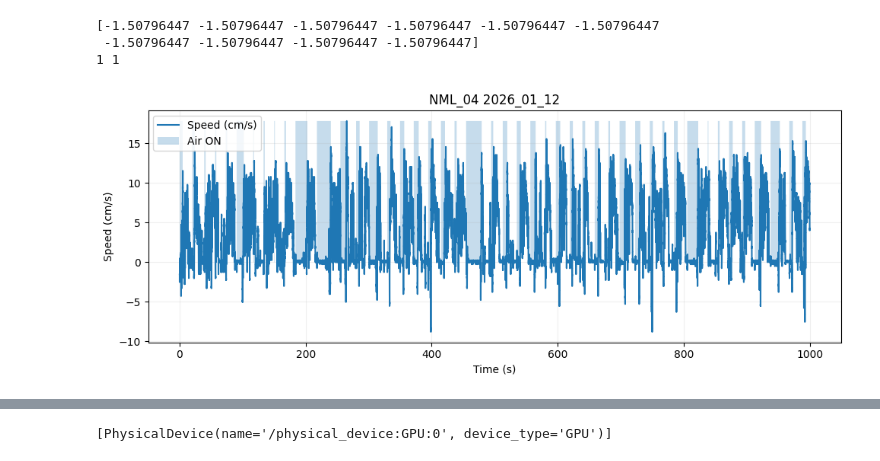
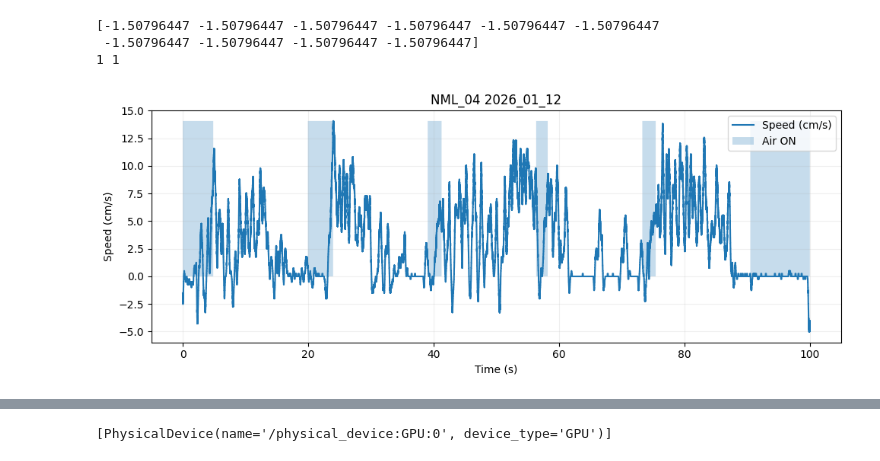
Before and after one commit to neuromomentumlab/Classical_Conditioning_Air_Wheel, a Jupyter notebook: Python/notebooks/main_runner.ipynb, the cells around one changed output, grey strips where cells are left out. Drawn from its saved outputs; the diff is of its cells as text; code cells hidden in the pictures.

```diff
--- a/Python/notebooks/main_runner.ipynb
+++ b/Python/notebooks/main_runner.ipynb
@@ -11,7 +17,9 @@ sys.path.append(str(repo_root))
 The autoreload extension is already loaded. To reload it, use:
   %reload_ext autoreload
 # %%
-from src.utils.data_io import build_classical_conditioning_dict
+# make the data dictionary which contains list of all animals and sessions and
+# file names of videos h264 and mat files
 
-raw_root = "/mnt/data/Classical_Conditioning"
-cc_data = build_classical_conditioning_dict(raw_root)
+data_root = cfg.RAW_BASE
+cc_data = dio.build_classical_conditioning_dict(data_root)
+pdata_root = cfg.PROC_BASE
@@ -29,7 +26,8 @@ Using module from:
 # %%
 
-TARGET = {"NML_04", "NML_05", "NML_06"}
-# TARGET = {"NML_04"}
+# TARGET = {"NML_04", "NML_05", "NML_06"}
+TARGET = {"NML_04"}
+DATES = {'2025_12_27','2025_12_28'}
 
 results = pbs.process_cc_data(
     cc_data,
@@ -66,6 +46,6 @@ print(len(b["Air_r"]), len(b["Air_f"]))
 # %%
 from vis.plots import quick_plot
 
-quick_plot(results, "NML_04", "2026_01_12", tlim=(0,1000))
+quick_plot(results, "NML_04", "2026_01_12", tlim=(0,100))
 # %% [output]
-[figure, old version]
+[figure, new version]
```
Also changed, not shown: parts of 6 cells of this notebook, 20 other files.
